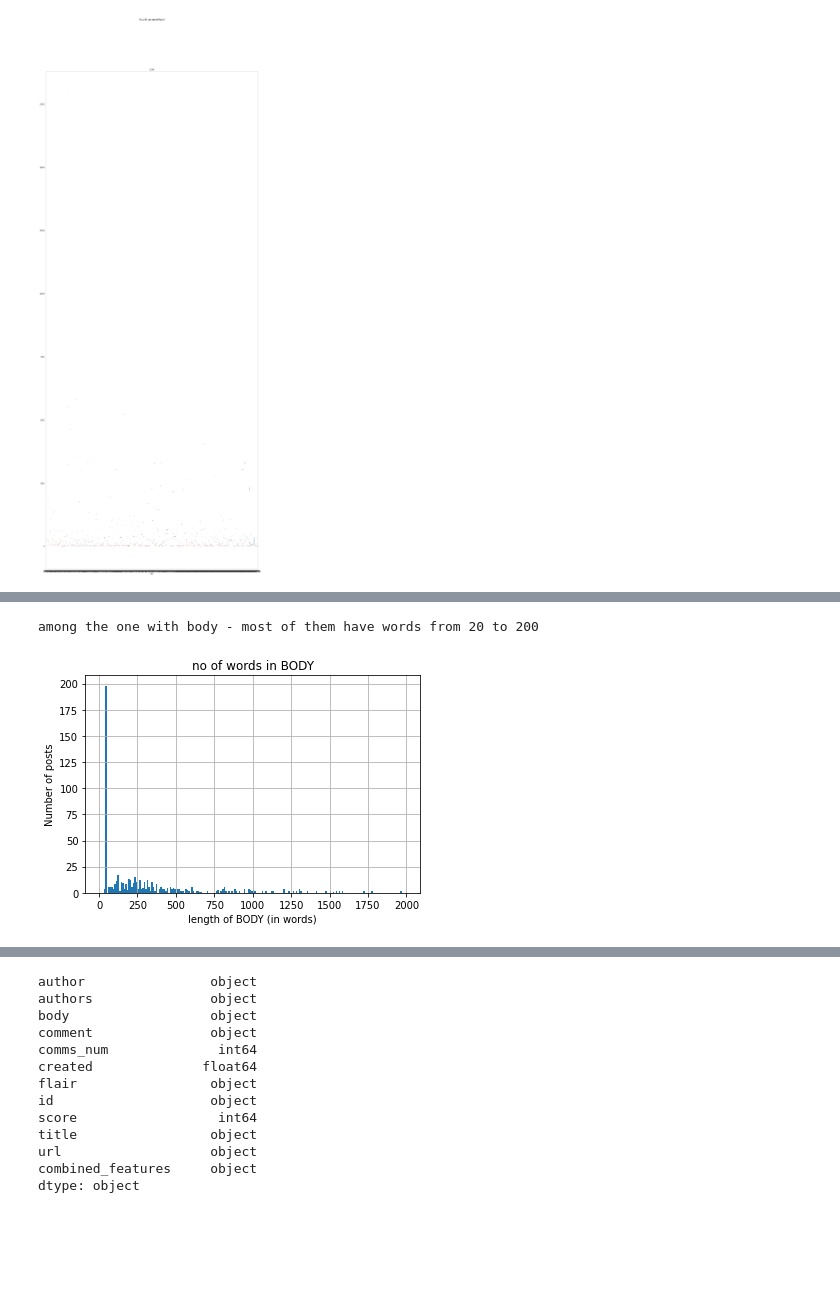
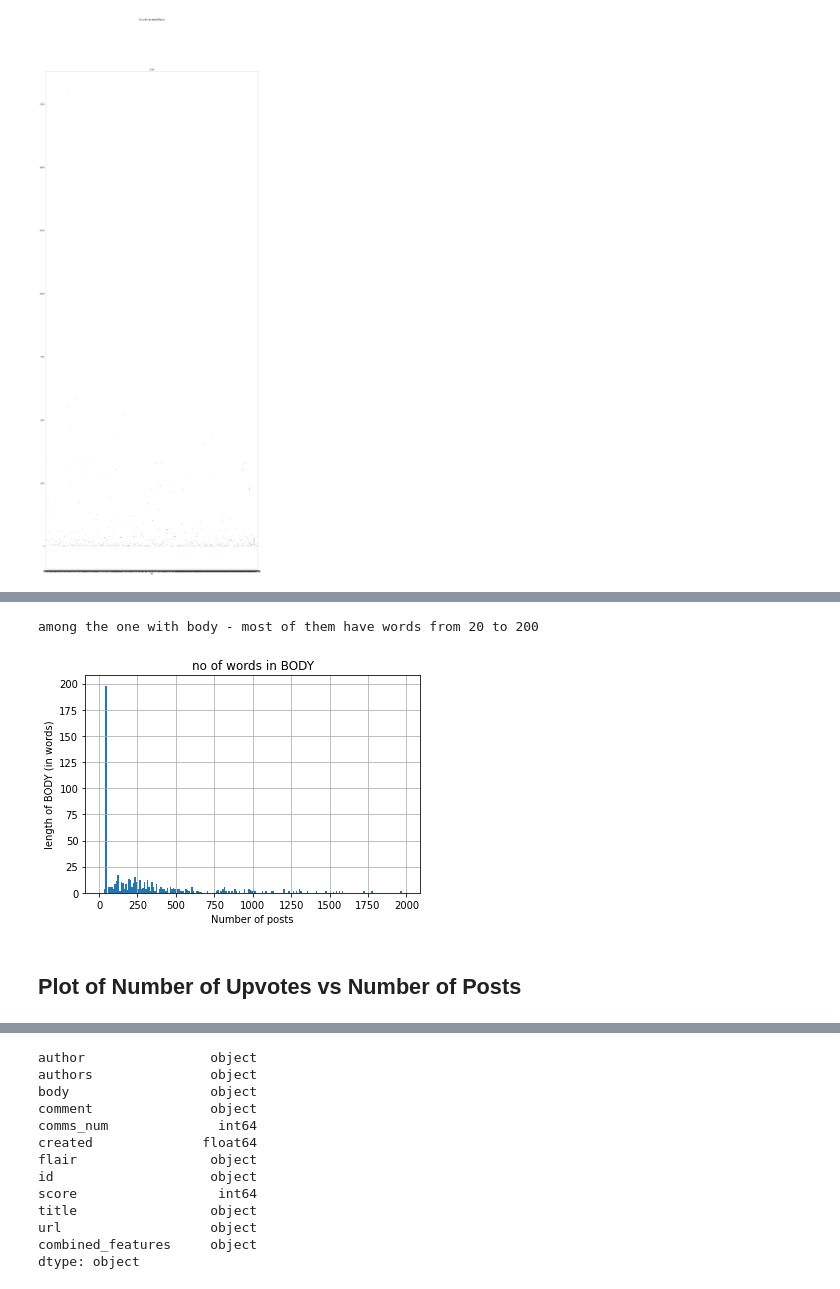
Before and after one commit to bopopescu/Reddit-Flair-Detection, a Jupyter notebook: Jupyter Notebooks/exploratory_data_analysis.ipynb, the cells around one changed output, grey strips where cells are left out. Drawn from its saved outputs; the diff is of its cells as text; code cells hidden in the pictures; blank space fills up the shorter version.

```diff
--- a/Jupyter Notebooks/exploratory_data_analysis.ipynb
+++ b/Jupyter Notebooks/exploratory_data_analysis.ipynb
@@ -315,17 +357,19 @@ means - most of them dont have a body
 # %%
 # distribution of no. of words in body
 
 temp = df.body.str.len()
 temp.hist(bins = np.arange(10,2000,10))
 plt.title("no of words in BODY")
-plt.xlabel("length of BODY (in words)")
-plt.ylabel("Number of posts")
+plt.xlabel("Number of posts")
+plt.ylabel("length of BODY (in words)")
 
 
 print("among the one with body - most of them have words from 20 to 200")
 # %% [output]
 among the one with body - most of them have words from 20 to 200
-[figure, old version]
+[figure, new version]
+# %% [markdown]
+## Plot of Number of Upvotes vs Number of Posts
 # %%
 
 
```
Also changed, not shown: parts of 40 cells of this notebook.
